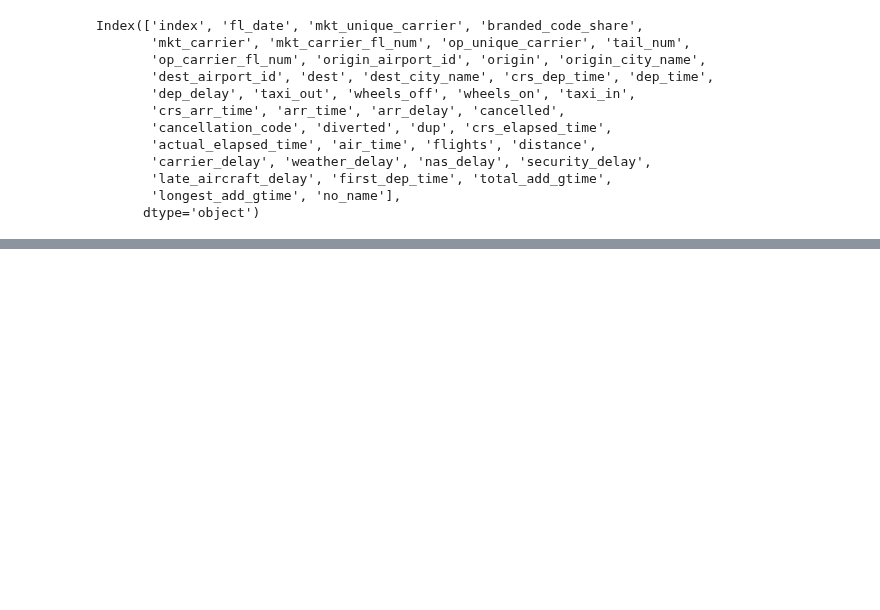
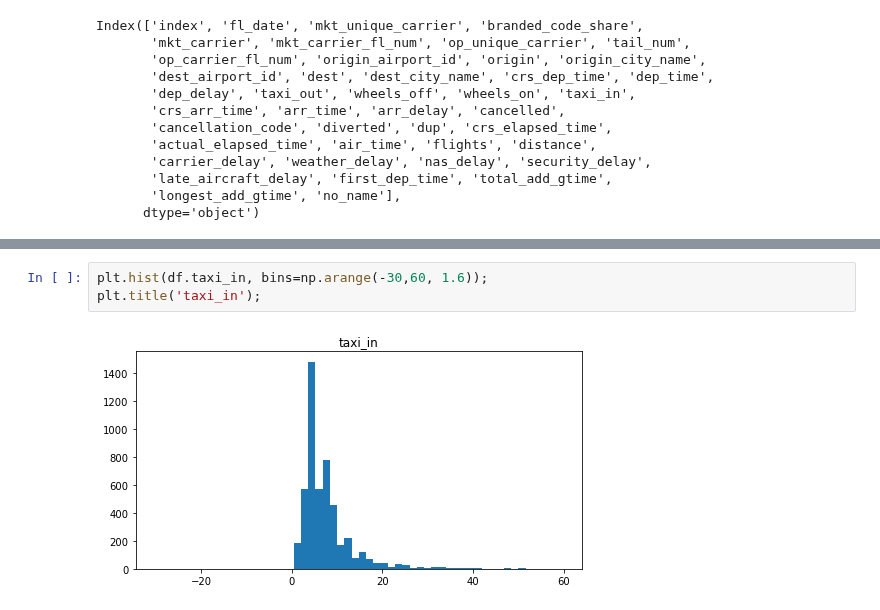
Before and after one commit to jackycwwang/lighthouse_lab_midterm_project, a Jupyter notebook: src/exploratory_analysis_Jacky.ipynb, the cells around one changed output, grey strips where cells are left out. Saved outputs shown, nothing was run; the diff lists cells and outputs as text; blank space fills up the shorter version.

```diff
--- a/src/exploratory_analysis_Jacky.ipynb
+++ b/src/exploratory_analysis_Jacky.ipynb
@@ -649,0 +39,5 @@ plt.show()
+# %%
+plt.hist(df.taxi_in, bins=np.arange(-30,60, 1.6));
+plt.title('taxi_in');
+# %% [output]
+[figure, added]
```
Also changed, not shown: parts of 67 cells of this notebook, 2 other files.
